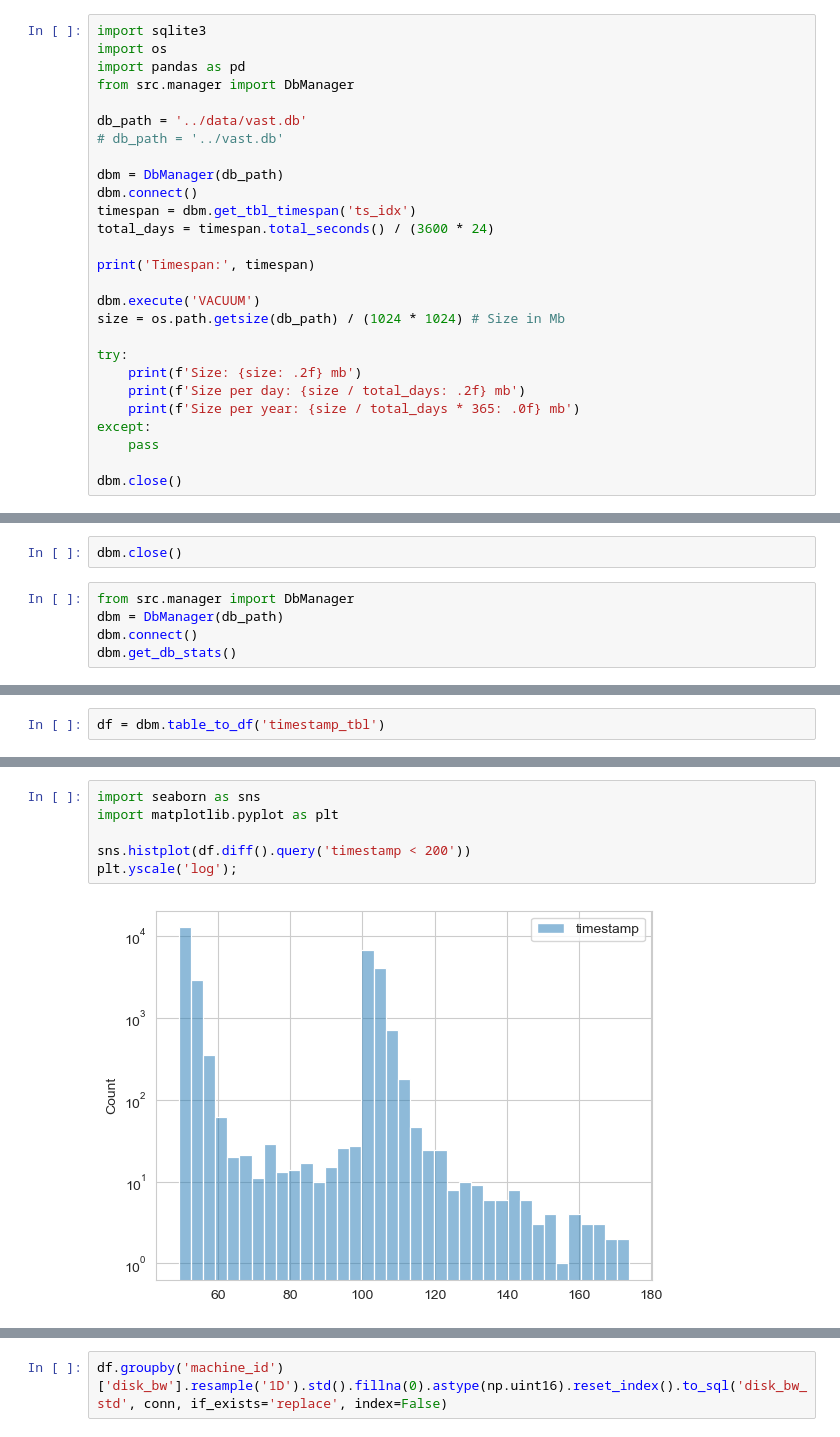
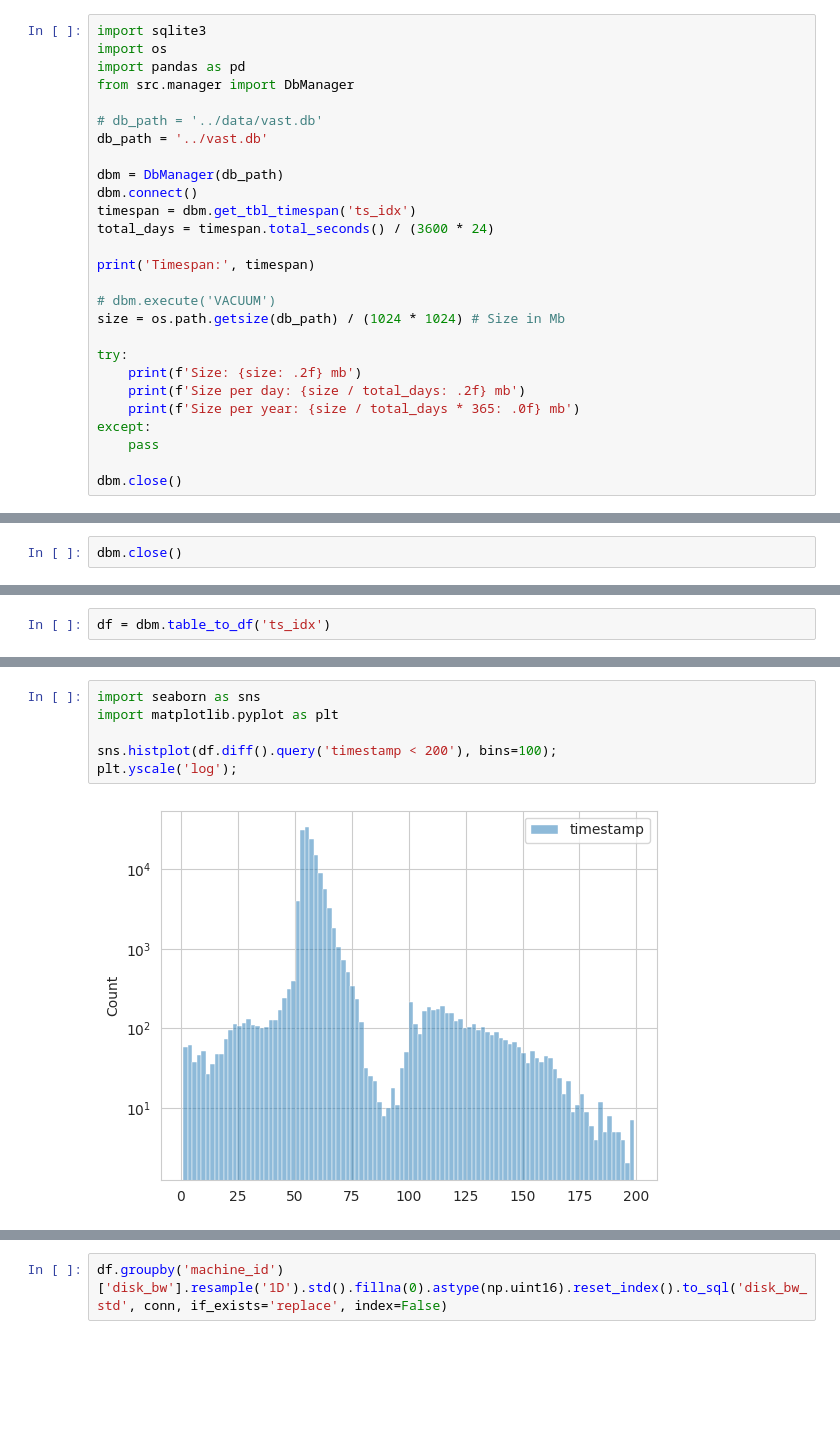
Before and after one commit to alkorolyov/vast-stats, a Jupyter notebook: notebooks/10 - tests.ipynb, the cells around one changed output, grey strips where cells are left out. Cells and saved outputs as stored; diff of their text form; blank space fills up the shorter version.

```diff
--- a/notebooks/10 - tests.ipynb
+++ b/notebooks/10 - tests.ipynb
@@ -54,8 +57,8 @@ import os
 import pandas as pd
 from src.manager import DbManager
 
-db_path = '../data/vast.db'
-# db_path = '../vast.db'
+# db_path = '../data/vast.db'
+db_path = '../vast.db'
 
 dbm = DbManager(db_path)
 dbm.connect()
@@ -64,7 +67,7 @@ total_days = timespan.total_seconds() / (3600 * 24)
 
 print('Timespan:', timespan)
 
-dbm.execute('VACUUM')
+# dbm.execute('VACUUM')
 size = os.path.getsize(db_path) / (1024 * 1024) # Size in Mb
 
 try:
@@ -158,7 +107,2 @@ DatetimeIndex(['2023-10-20 00:00:00', '2023-10-21 00:00:00',
 # %%
 dbm.close()
-# %%
-from src.manager import DbManager
-dbm = DbManager(db_path)
-dbm.connect()
-dbm.get_db_stats()
@@ -187,3 +113,3 @@ Timedelta('3 days 21:34:05')
 # %%
-df = dbm.table_to_df('timestamp_tbl')
+df = dbm.table_to_df('ts_idx')
 # %%
@@ -201,9 +132,9 @@ Name: timestamp, dtype: float64
 # %%
 import seaborn as sns
 import matplotlib.pyplot as plt
 
-sns.histplot(df.diff().query('timestamp < 200'))
+sns.histplot(df.diff().query('timestamp < 200'), bins=100);
 plt.yscale('log');
 # %% [output]
-[figure, old version]
+[figure, new version]
 # %%
```
Also changed, not shown: parts of 15 cells of this notebook.
